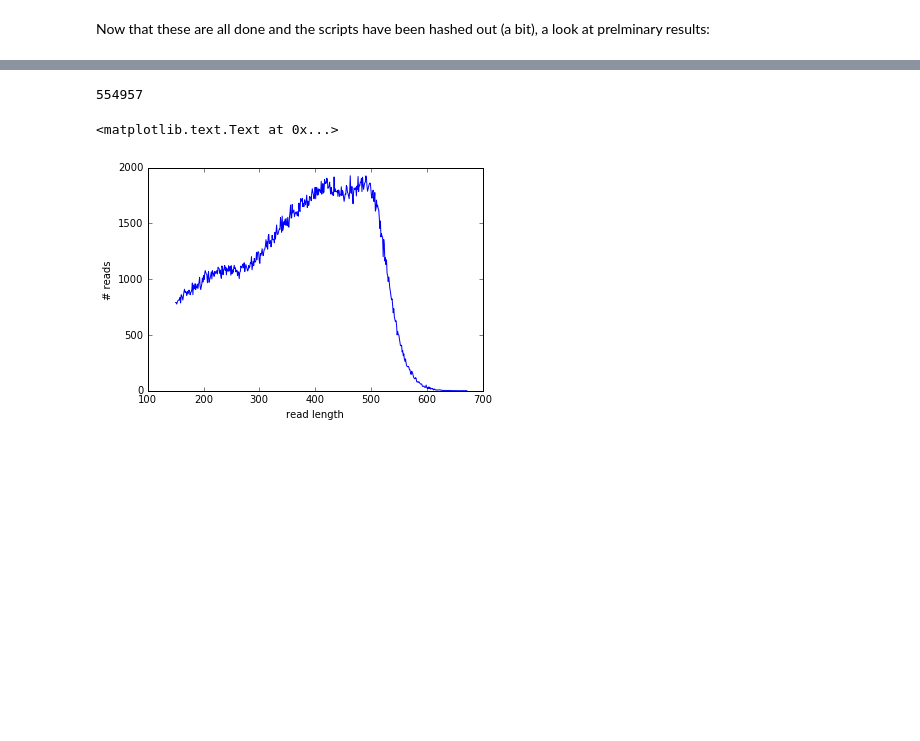
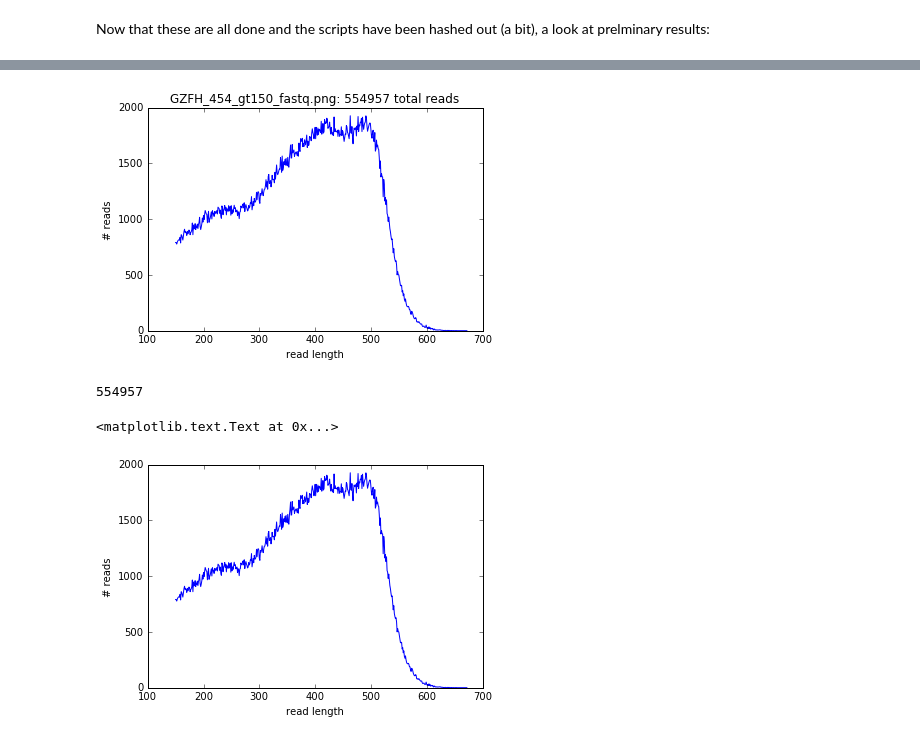
Before and after one commit to BigelowLab/sag-mg-recruit, a Jupyter notebook: notebooks/illumina_vs_pyro.ipynb, the cells around one changed output, grey strips where cells are left out. Drawn from its saved outputs; the diff is of its cells as text; code cells hidden in the pictures; blank space fills up the shorter version.

```diff
--- a/notebooks/illumina_vs_pyro.ipynb
+++ b/notebooks/illumina_vs_pyro.ipynb
@@ -107,6 +124,8 @@ from __future__ import division
 # %%
 def plot_read_size(fastq):
     gzopen=lambda i: gzip.open(i) if i.endswith(".gz") else open(i)
+    readsizes = defaultdict(lambda: 0)
+    readcount = 0
     with gzopen(fastq) as handle:
         for i, record in enumerate(SeqIO.parse(handle, "fastq")):
             readsizes[len(record.seq)] += 1
@@ -117,4 +136,10 @@ def plot_read_size(fastq):
     fig = plt.plot(hist['length'], hist['read_count'], color='b')
     plt.ylabel('# reads')
     plt.xlabel('read length')
-    name = op.dir(fastq)+"_".join(op.basename(fastq).split(".")[:-1])+.png
+    filename = op.dirname(fastq)+"_".join(op.basename(fastq).split(".")[:-1])+".png"
+    name = "_".join(op.basename(fastq).split(".")[:-1])+".png"
+    plt.title('%s: %s total reads' % (name, readcount))
+    return plt
+# %%
+plot_read_size("../data/i454comp/GZFH_454_gt150.fastq.gz")
+# %% [output]
@@ -121,3 +147,4 @@ def plot_read_size(fastq):
+[figure, added]
 # %%
 readsizes = defaultdict(lambda:0)
 readcount = 0
```
Also changed, not shown: parts of 20 cells of this notebook, 3 other files.
